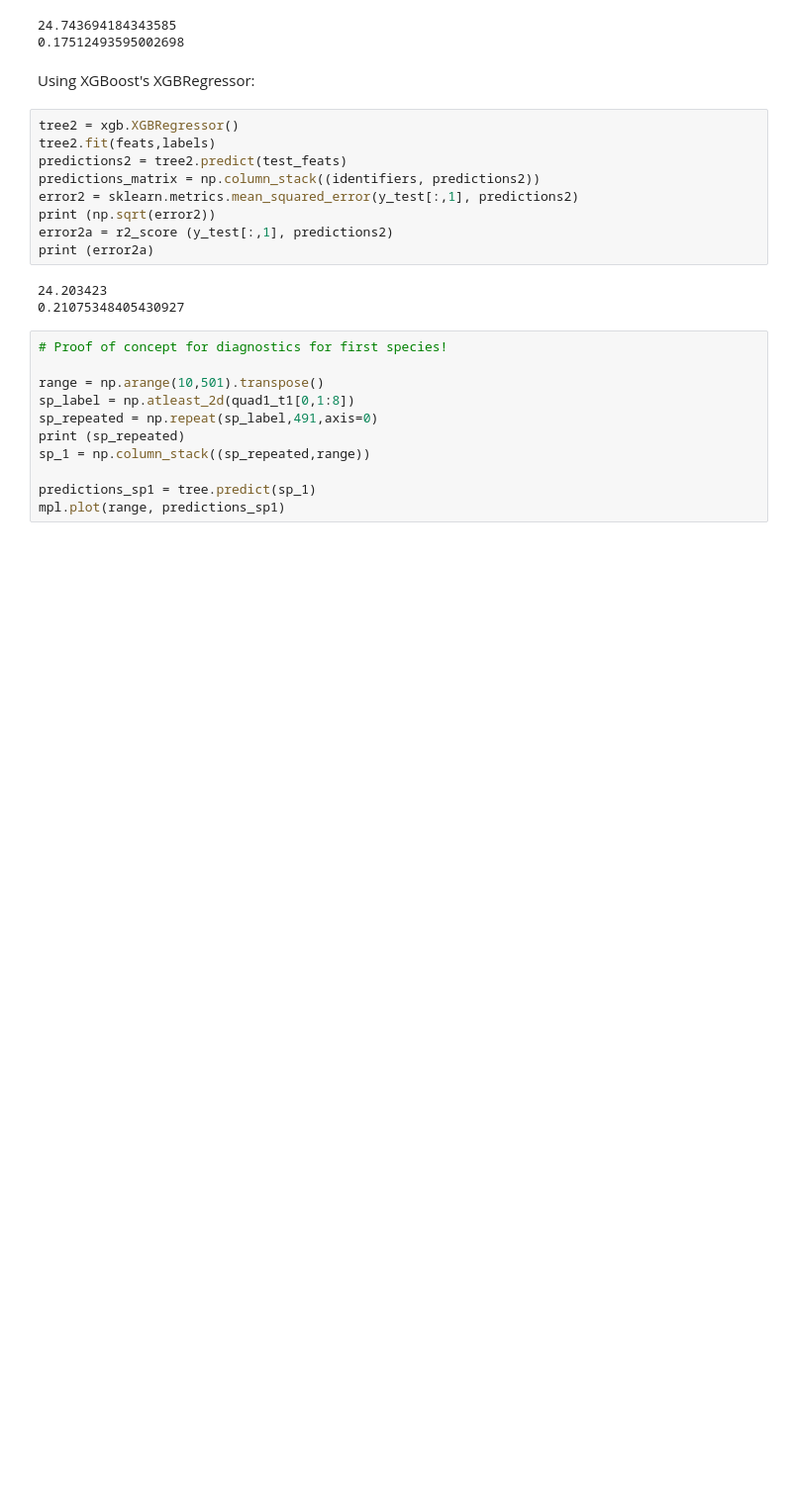
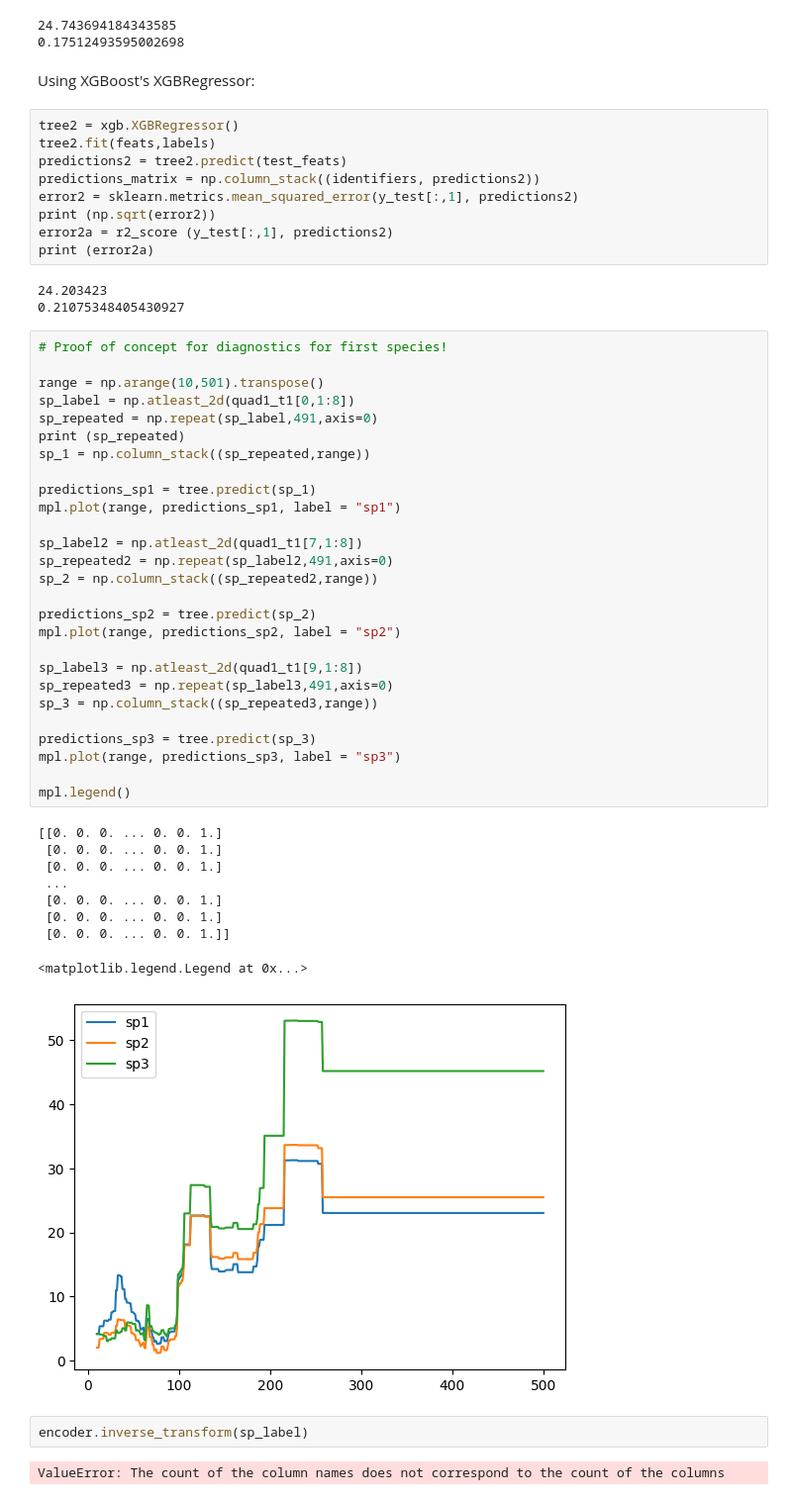
Before and after one commit to dylancvb/forest_learning, a Jupyter notebook: intrinsic.ipynb, the cells around one changed output. Shown at 99% size. Cells and saved outputs as stored; diff of their text form; blank space fills up the shorter version.

```diff
--- a/intrinsic.ipynb
+++ b/intrinsic.ipynb
@@ -135,11 +135,41 @@ print (error2a)
 # %%
 # Proof of concept for diagnostics for first species!
 
 range = np.arange(10,501).transpose()
 sp_label = np.atleast_2d(quad1_t1[0,1:8])
 sp_repeated = np.repeat(sp_label,491,axis=0)
 print (sp_repeated)
 sp_1 = np.column_stack((sp_repeated,range))
 
 predictions_sp1 = tree.predict(sp_1)
-mpl.plot(range, predictions_sp1)
+mpl.plot(range, predictions_sp1, label = "sp1")
+
+sp_label2 = np.atleast_2d(quad1_t1[7,1:8])
+sp_repeated2 = np.repeat(sp_label2,491,axis=0)
+sp_2 = np.column_stack((sp_repeated2,range))
+
+predictions_sp2 = tree.predict(sp_2)
+mpl.plot(range, predictions_sp2, label = "sp2")
+
+sp_label3 = np.atleast_2d(quad1_t1[9,1:8])
+sp_repeated3 = np.repeat(sp_label3,491,axis=0)
+sp_3 = np.column_stack((sp_repeated3,range))
+
+predictions_sp3 = tree.predict(sp_3)
+mpl.plot(range, predictions_sp3, label = "sp3")
+
+mpl.legend()
+# %% [output]
+[[0. 0. 0. ... 0. 0. 1.]
+ [0. 0. 0. ... 0. 0. 1.]
+ [0. 0. 0. ... 0. 0. 1.]
+ ...
+ [0. 0. 0. ... 0. 0. 1.]
+ [0. 0. 0. ... 0. 0. 1.]
+ [0. 0. 0. ... 0. 0. 1.]]
+<matplotlib.legend.Legend at 0x...>
+[figure, added]
+# %%
+encoder.inverse_transform(sp_label)
+# %% [output]
+ValueError: The count of the column names does not correspond to the count of the columns
```
Also changed, not shown: parts of 4 cells of this notebook, 3 other files.
